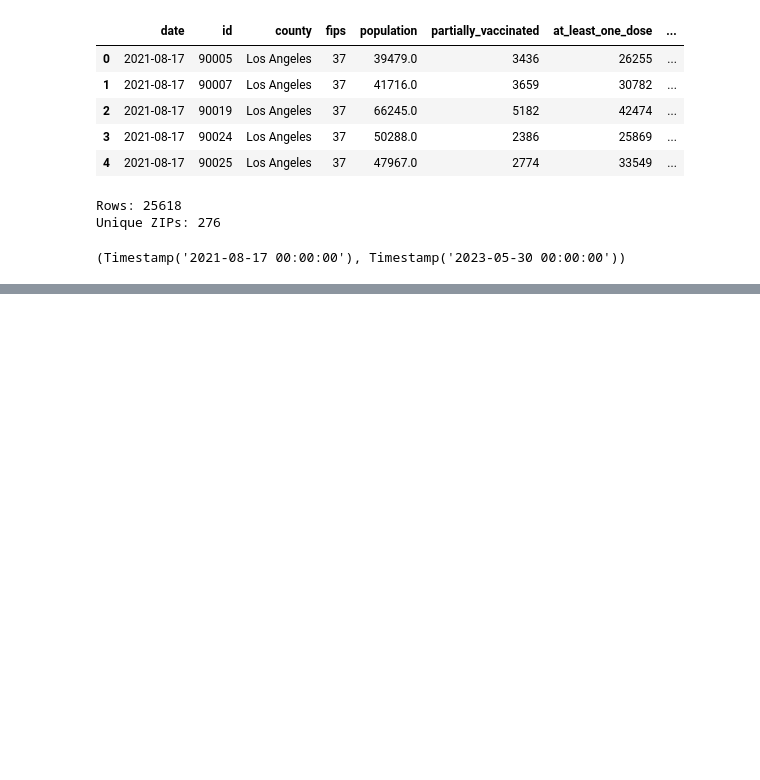
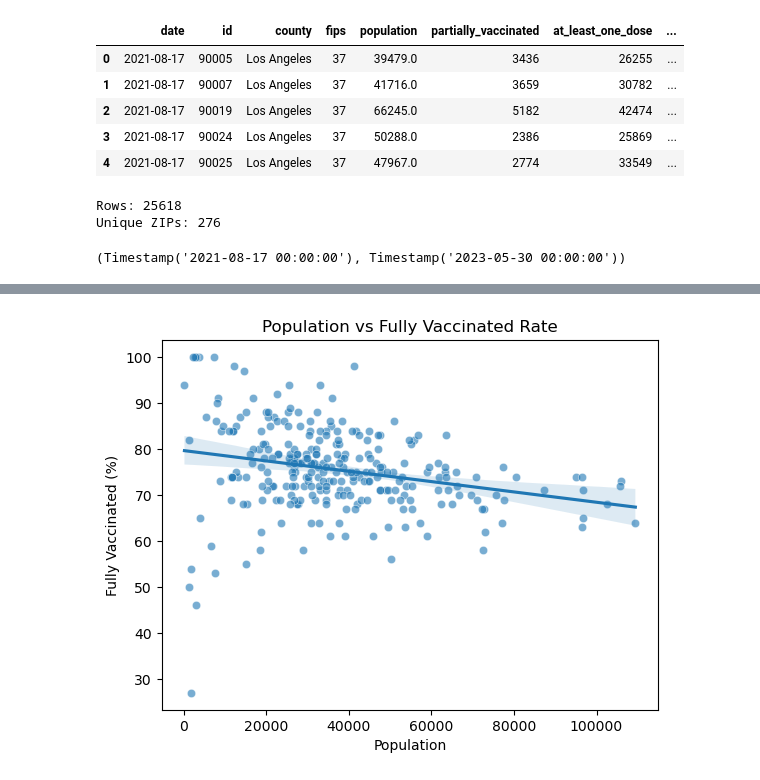
Before and after one commit to s-tran006/MGT-151R---Business-Analytics, a Jupyter notebook: MGT 151R (2).ipynb, the cells around one changed output, grey strips where cells are left out. Drawn from its saved outputs; the diff is of its cells as text; code cells hidden in the pictures; blank space fills up the shorter version.

```diff
--- a/MGT 151R (2).ipynb
+++ b/MGT 151R (2).ipynb
@@ -206,0 +300,27 @@ Name: vax_rate, dtype: float64
+# %%
+#Setting fully vaccinated max as 100%
+datadesk_snapshot['fully_vaccinated_percent'] = datadesk_snapshot['fully_vaccinated_percent'].clip(upper=1)
+# %%
+#converting fully vaccinated to percentage
+datadesk_snapshot['fully_vaccinated_percent'] = datadesk_snapshot['fully_vaccinated_percent'] * 100
+# %%
+sns.scatterplot(
+    data=datadesk_snapshot,
+    x='population',
+    y='fully_vaccinated_percent',
+    alpha=0.6
+)
+
+sns.regplot(
+    data=datadesk_snapshot,
+    x='population',
+    y='fully_vaccinated_percent',
+    scatter=False
+)
+
+plt.title("Population vs Fully Vaccinated Rate")
+plt.xlabel("Population")
+plt.ylabel("Fully Vaccinated (%)")
+plt.show()
+# %% [output]
+[figure, added]
```
Also changed, not shown: parts of 15 cells of this notebook.
